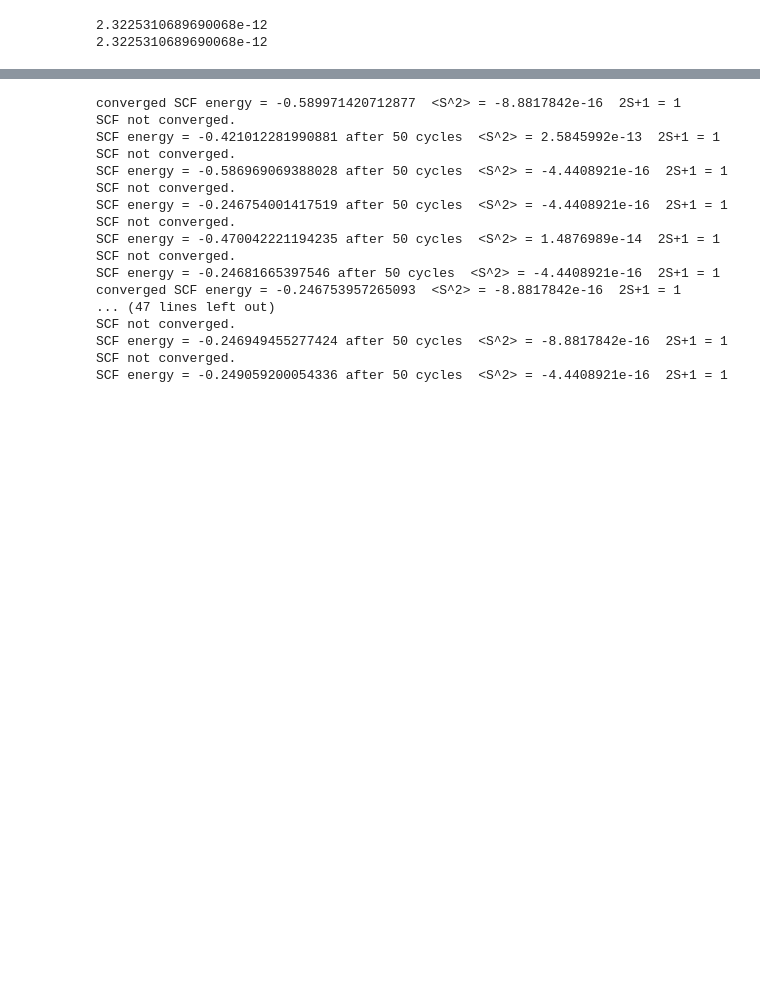
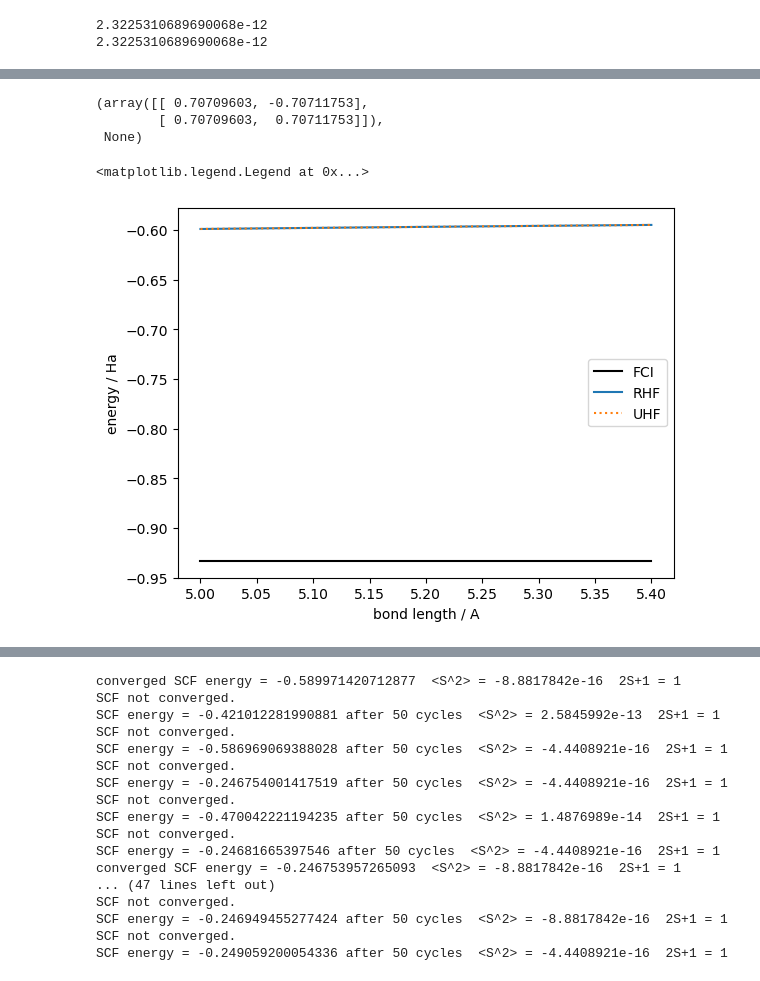
Before and after one commit to Freddie-Burns/qsci, a Jupyter notebook: rhf_uhf/rotate_uhf_coeff_matrix.ipynb, the cells around one changed output, grey strips where cells are left out. Drawn from its saved outputs; the diff is of its cells as text; code cells hidden in the pictures; blank space fills up the shorter version.

```diff
--- a/rhf_uhf/rotate_uhf_coeff_matrix.ipynb
+++ b/rhf_uhf/rotate_uhf_coeff_matrix.ipynb
@@ -175,0 +333,20 @@ converged SCF energy = -0.933163737176231  <S^2> = 0.99999977  2S+1 = 2.2360678
+# %%
+mf_rhf.stability()
+# %% [output]
+(array([[ 0.70709603, -0.70711753],
+        [ 0.70709603,  0.70711753]]),
+ None)
+# %%
+plt.plot(bond_lengths, fci_energies, 'k', label="FCI")
+plt.plot(bond_lengths, rhf_energies, label="RHF")
+
+# for i, angle in enumerate(angles):
+#     plt.plot(bond_lengths, uhf_energies1[i], label=f"UHF {angle:.2f}")
+plt.plot(bond_lengths, uhf_energies, ':', label="UHF")
+
+plt.xlabel("bond length / A")
+plt.ylabel("energy / Ha")
+plt.legend()
+# %% [output]
+<matplotlib.legend.Legend at 0x...>
+[figure, added]
```
Also changed, not shown: parts of 21 cells of this notebook.
